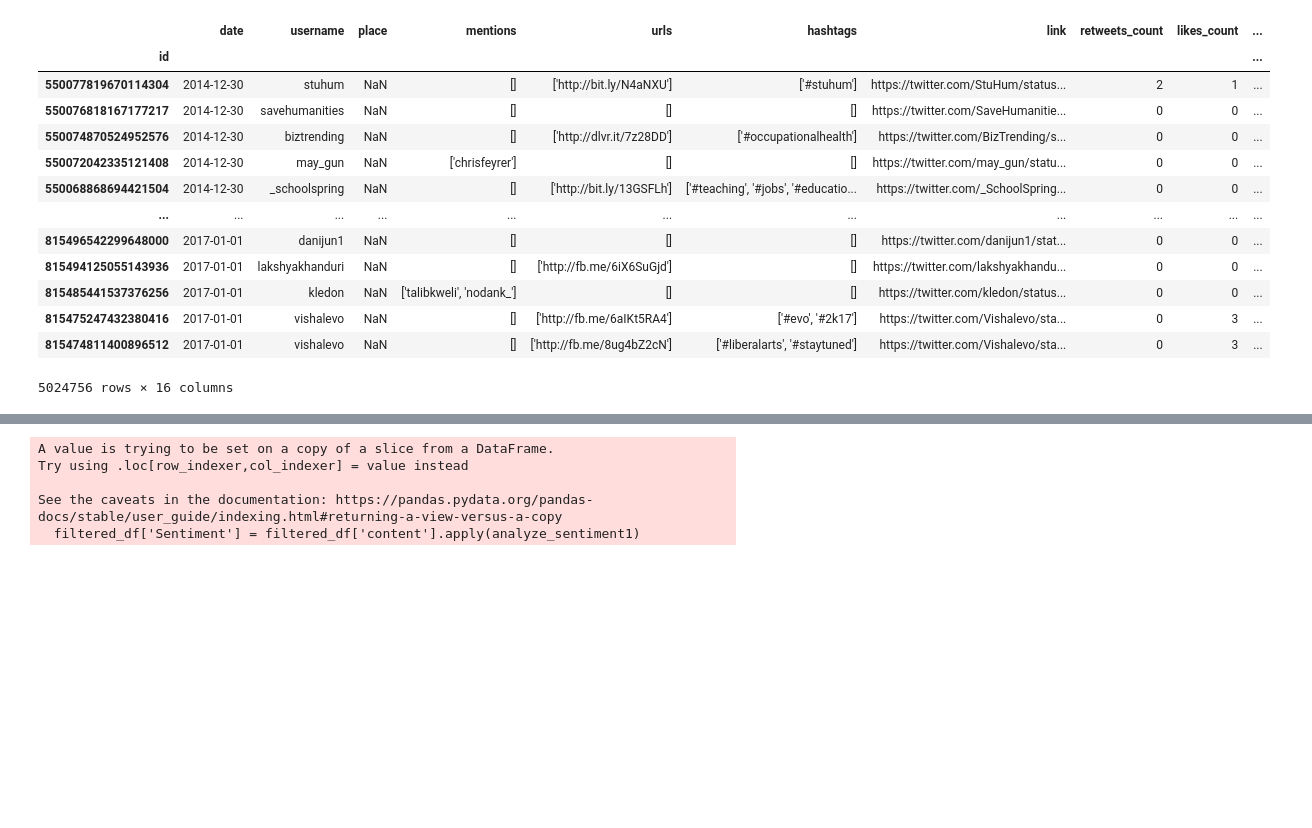
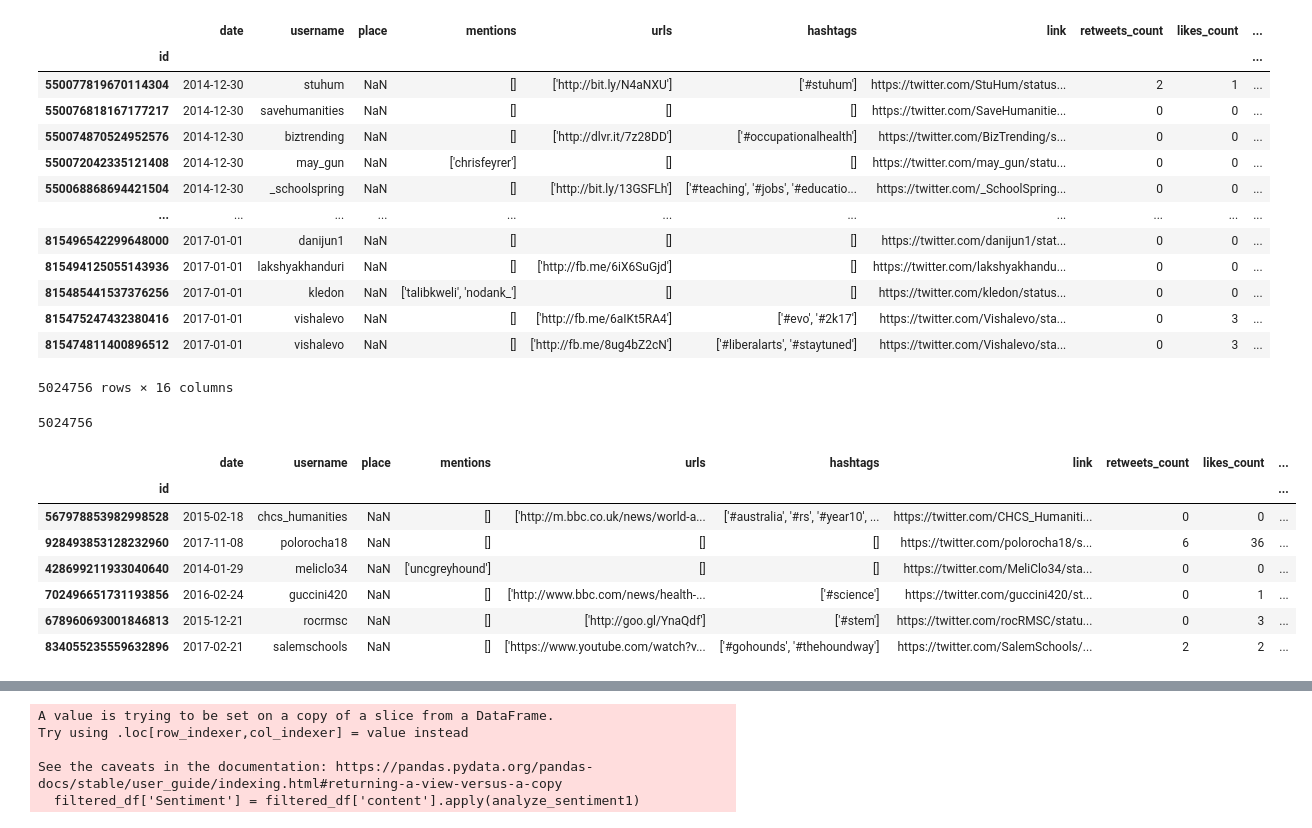
Before and after one commit to sba22178/capstone2023, a Jupyter notebook: Sentimental analysis.ipynb, the cells around one changed output, grey strips where cells are left out. Drawn from its saved outputs; the diff is of its cells as text; code cells hidden in the pictures; blank space fills up the shorter version.

```diff
--- a/Sentimental analysis.ipynb
+++ b/Sentimental analysis.ipynb
@@ -43,10 +43,25 @@ df
 | 815475247432380416 | 2017-01-01 | vishalevo | NaN | [] | ['http://fb.me/6aIKt5RA4'] | ['#evo', '#2k17'] | https://twitter.com/Vishalevo/sta... | 0 | 3 | ... |
 | 815474811400896512 | 2017-01-01 | vishalevo | NaN | [] | ['http://fb.me/8ug4bZ2cN'] | ['#liberalarts', '#staytuned'] | https://twitter.com/Vishalevo/sta... | 0 | 3 | ... |
 5024756 rows × 16 columns
+# %%
+len(df)
+# %% [output]
+5024756
 # %%
 # Search the 'Title' column for the word 'example'
 word_to_search = 'greyhound'
-filtered_df = df[df['title'].str.contains(word_to_search, case=False)]
+filtered_df_title = df[df['title'].str.contains(word_to_search, case=False)]
+# %%
+filtered_df_title
+# %% [output]
+|  | date | username | place | mentions | urls | hashtags | link | retweets_count | likes_count | ... |
+| id |  |  |  |  |  |  |  |  |  | ... |
+| 567978853982998528 | 2015-02-18 | chcs_humanities | NaN | [] | ['http://m.bbc.co.uk/news/world-a... | ['#australia', '#rs', '#year10', ... | https://twitter.com/CHCS_Humaniti... | 0 | 0 | ... |
+| 928493853128232960 | 2017-11-08 | polorocha18 | NaN | [] | [] | [] | https://twitter.com/polorocha18/s... | 6 | 36 | ... |
+| 428699211933040640 | 2014-01-29 | meliclo34 | NaN | ['uncgreyhound'] | [] | [] | https://twitter.com/MeliClo34/sta... | 0 | 0 | ... |
+| 702496651731193856 | 2016-02-24 | guccini420 | NaN | [] | ['http://www.bbc.com/news/health-... | ['#science'] | https://twitter.com/guccini420/st... | 0 | 1 | ... |
+| 678960693001846813 | 2015-12-21 | rocrmsc | NaN | [] | ['http://goo.gl/YnaQdf'] | ['#stem'] | https://twitter.com/rocRMSC/statu... | 0 | 3 | ... |
+| 834055235559632896 | 2017-02-21 | salemschools | NaN | [] | ['https://www.youtube.com/watch?v... | ['#gohounds', '#thehoundway'] | https://twitter.com/SalemSchools/... | 2 | 2 | ... |
 # %%
 # Search the 'Title' column for the word 'example'
 word_to_search = 'greyhound'
```
Also changed, not shown: parts of 5 cells of this notebook, 4 other files.
